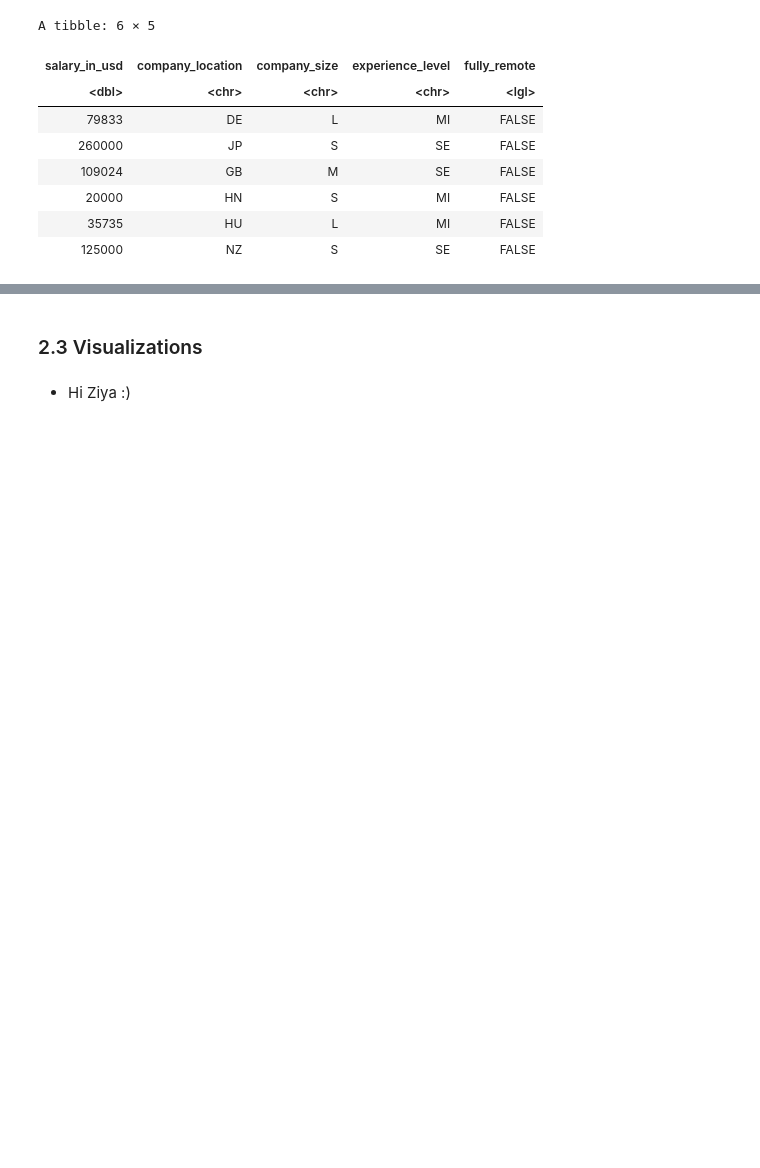
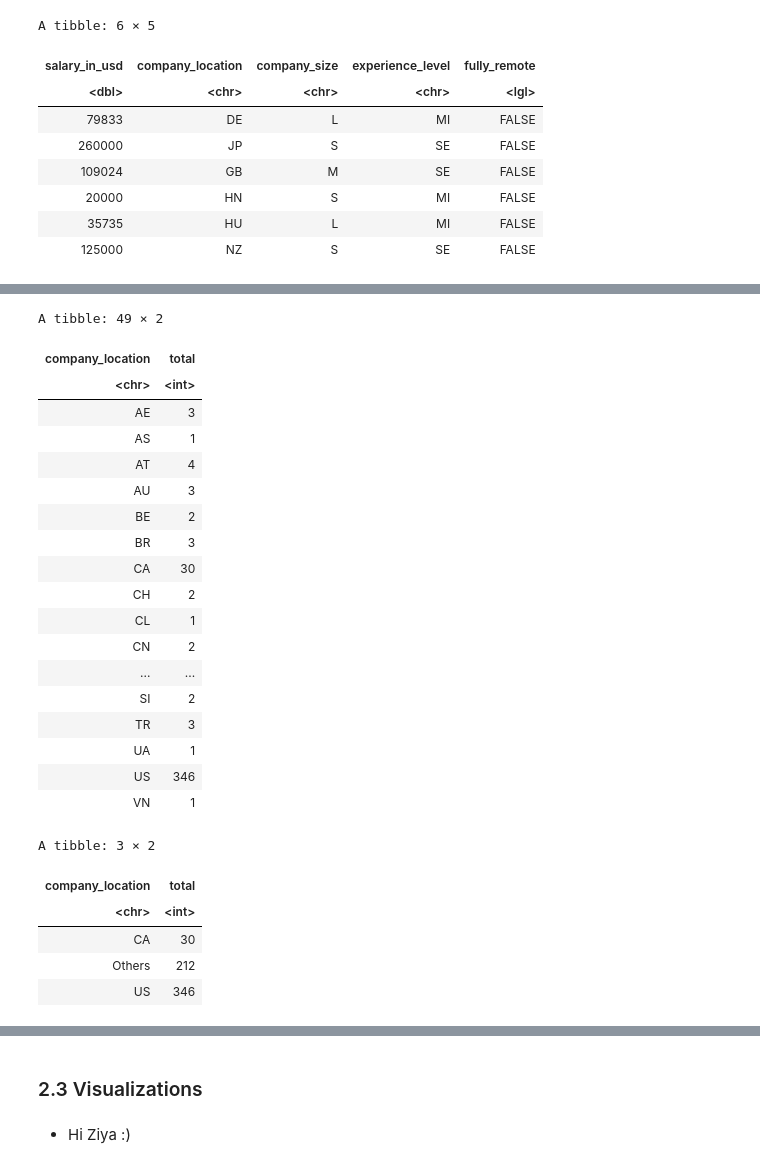
Before and after one commit to ludioludius/STAT201-Project, a Jupyter notebook: Final_Report_Draft.ipynb, the cells around one changed output, grey strips where cells are left out. Drawn from its saved outputs; the diff is of its cells as text; code cells hidden in the pictures; blank space fills up the shorter version.

```diff
--- a/Final_Report_Draft.ipynb
+++ b/Final_Report_Draft.ipynb
@@ -561,0 +587,61 @@ boxplots_Others
+# %%
+# remote_binary_region_groups <- remote_binary["company_location"][remote_binary[] != ...] %>%
+#     mutate(region = )
+
+# remote_binary_region_groups <- remote_binary["company_location"][remote_binary["company_location"] != c("US","CA") ] <- "Others"
+# head(remote_binary_region_groups)
+
+tally_remote_binary <- remote_binary %>%
+    group_by(company_location) %>%
+    summarise(total = length(company_location))
+tally_remote_binary
+
+
+# Duplicate original cleaned dataframe to re-assigned region groups
+remote_binary_region_groups <- remote_binary
+
+# Re-categorize countries into US, Canada, and Others
+# remote_binary_region_groups["company_location"][remote_binary["company_location"] != c("US", "CA") ] <- "Others"
+remote_binary_region_groups["company_location"][remote_binary_region_groups["company_location"] != "US" & remote_binary_region_groups["company_location"] != "CA"] <- "Others"
+# glimpse(remote_binary_region_groups)
+# head(remote_binary_region_groups)
+# remote_binary_region_groups
+
+tally_remote_binary_region_groups <- remote_binary_region_groups %>%
+    group_by(company_location) %>%
+    summarise(total = length(company_location))
+tally_remote_binary_region_groups
+
+# remote_binary_region_groups %>%
+#     filter(company_location != "US") %>%
+#     filter(company_location != "Others")
+# remote_binary_region_groups
+
+
+# df["group_b"][df["group_b"] == 11] <- 77
+# %% [output]
+A tibble: 49 × 2
+| company_location | total |
+| <chr> | <int> |
+| AE | 3 |
+| AS | 1 |
+| AT | 4 |
+| AU | 3 |
+| BE | 2 |
+| BR | 3 |
+| CA | 30 |
+| CH | 2 |
+| CL | 1 |
+| CN | 2 |
+| ... | ... |
+| SI | 2 |
+| TR | 3 |
+| UA | 1 |
+| US | 346 |
+| VN | 1 |
+A tibble: 3 × 2
+| company_location | total |
+| <chr> | <int> |
+| CA | 30 |
+| Others | 212 |
+| US | 346 |
```
Also changed, not shown: parts of 8 cells of this notebook.
